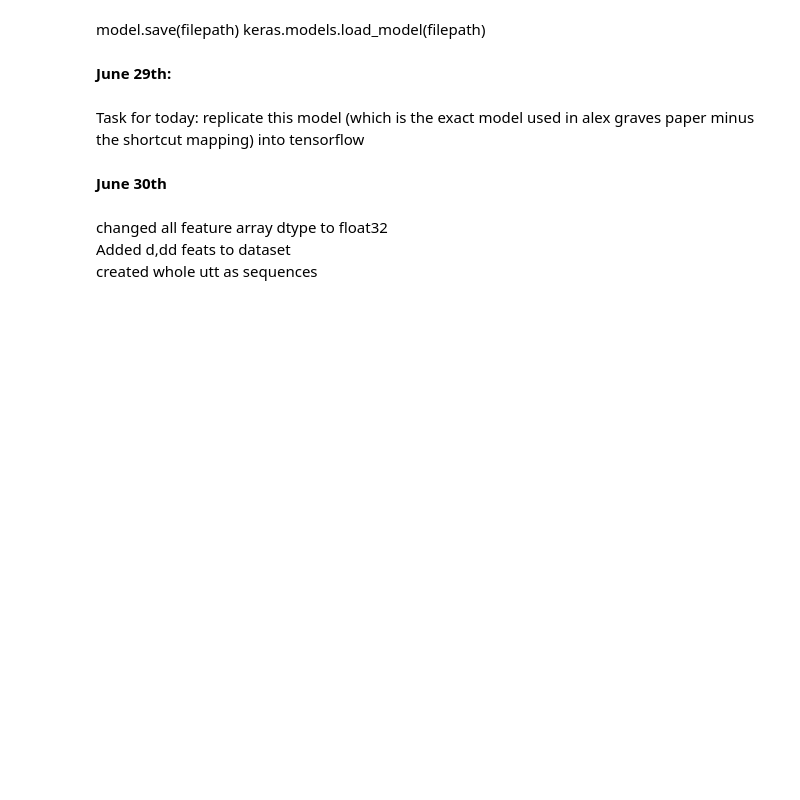
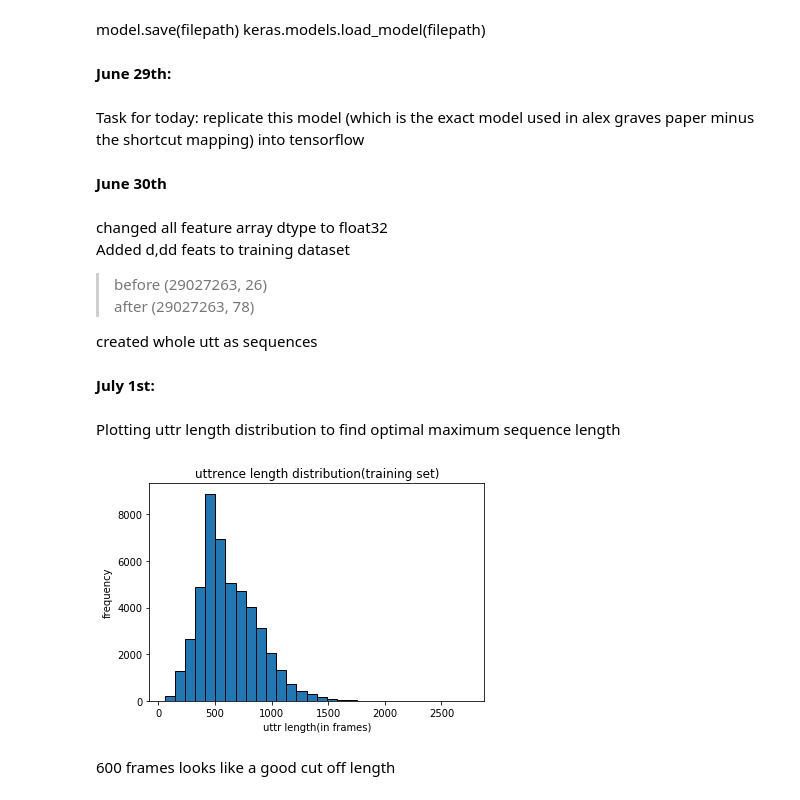
Before and after one commit to vagrawal/gsoc-progress, a Jupyter notebook: habdullah/Notes.ipynb, the cells around one changed output. Saved outputs shown, nothing was run; the diff lists cells and outputs as text; code cells hidden in the pictures; blank space fills up the shorter version.

```diff
--- a/habdullah/Notes.ipynb
+++ b/habdullah/Notes.ipynb
@@ -782,5 +764,27 @@ x = fuse(x,delta,acc)
 #print x
 # %% [markdown]
 changed all feature array dtype to float32<br>
-Added d,dd feats to dataset<br>
+Added d,dd feats to training dataset<br>
+>before (29027263, 26)<br>
+after (29027263, 78)
+
 created whole utt as sequences<br>
+# %% [markdown]
+**July 1st:**
+# %% [markdown]
+Plotting uttr length distribution to find optimal maximum sequence length
+# %%
+import numpy as np
+import matplotlib.pyplot as plt
+seq = np.load('/home/hammad/trainframe.npy')
+abs_len = [seq[i]-seq[i-1] for i in range(1,len(seq))]
+seq =0
+plt.hist(abs_len,edgecolor='black',bins=30)
+plt.title('uttrence length distribution(training set)')
+plt.xlabel('uttr length(in frames)')
+plt.ylabel('frequency')
+plt.show()
+# %% [output]
+[figure, added]
+# %% [markdown]
+600 frames looks like a good cut off length
```
Also changed, not shown: parts of 2 cells of this notebook.
